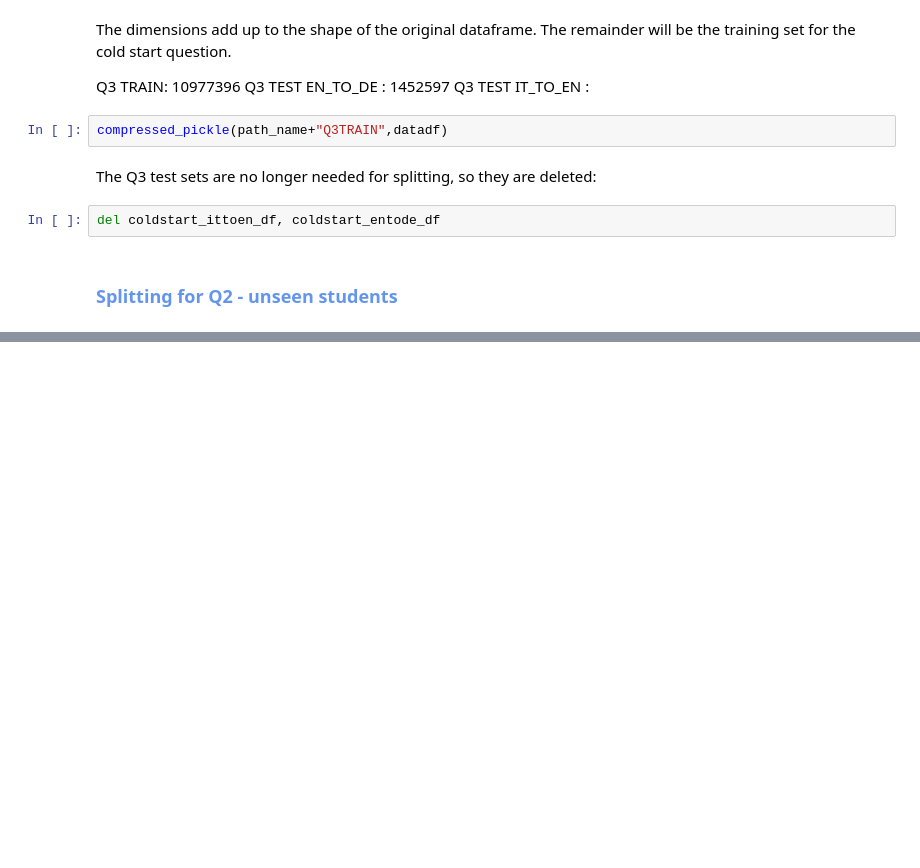
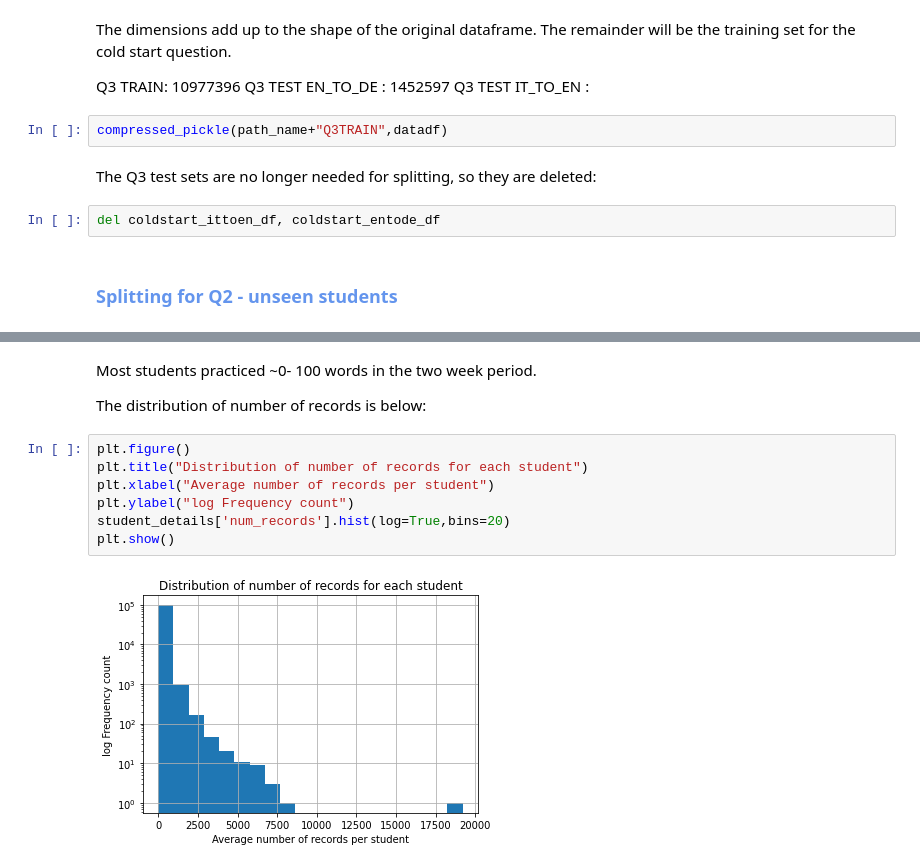
Before and after one commit to rts1988/Duolingo_spaced_repetition, a Jupyter notebook: 4_SplittingDatasets_Duolingo_spaced_repetition.ipynb, the cells around one changed output, grey strips where cells are left out. Drawn from its saved outputs; the diff is of its cells as text; blank space fills up the shorter version.

```diff
--- a/4_SplittingDatasets_Duolingo_spaced_repetition.ipynb
+++ b/4_SplittingDatasets_Duolingo_spaced_repetition.ipynb
@@ -163,0 +292,13 @@ INSERT HERE: modify image to add one more slab, and black out Q3, Q3 and Q2, and
+# %% [markdown]
+Most students practiced ~0- 100 words in the two week period.
+
+The distribution of number of records is below:
+# %%
+plt.figure()
+plt.title("Distribution of number of records for each student")
+plt.xlabel("Average number of records per student")
+plt.ylabel("log Frequency count")
+student_details['num_records'].hist(log=True,bins=20)
+plt.show()
+# %% [output]
+[figure, added]
```
Also changed, not shown: parts of 118 cells of this notebook.
